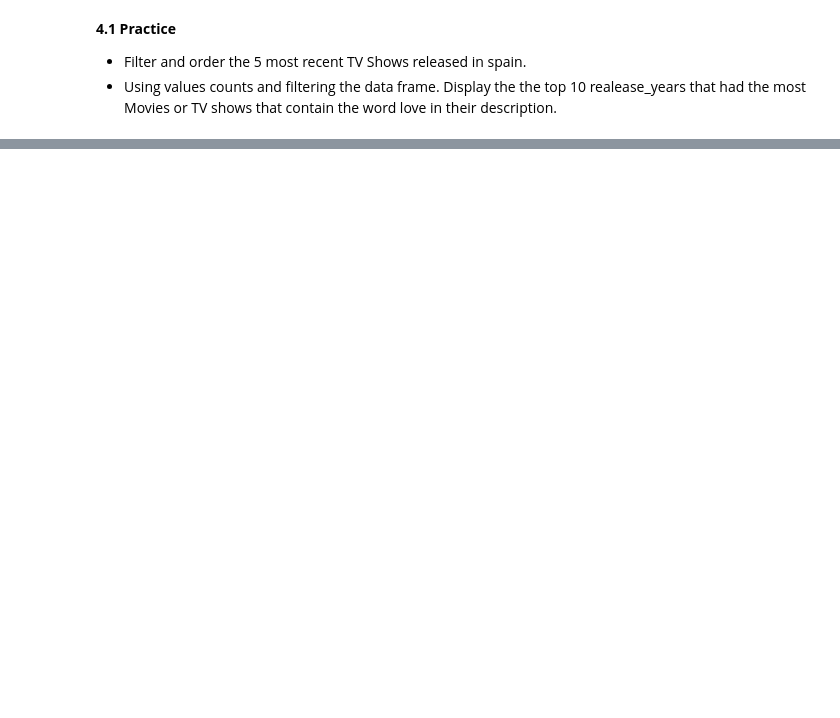
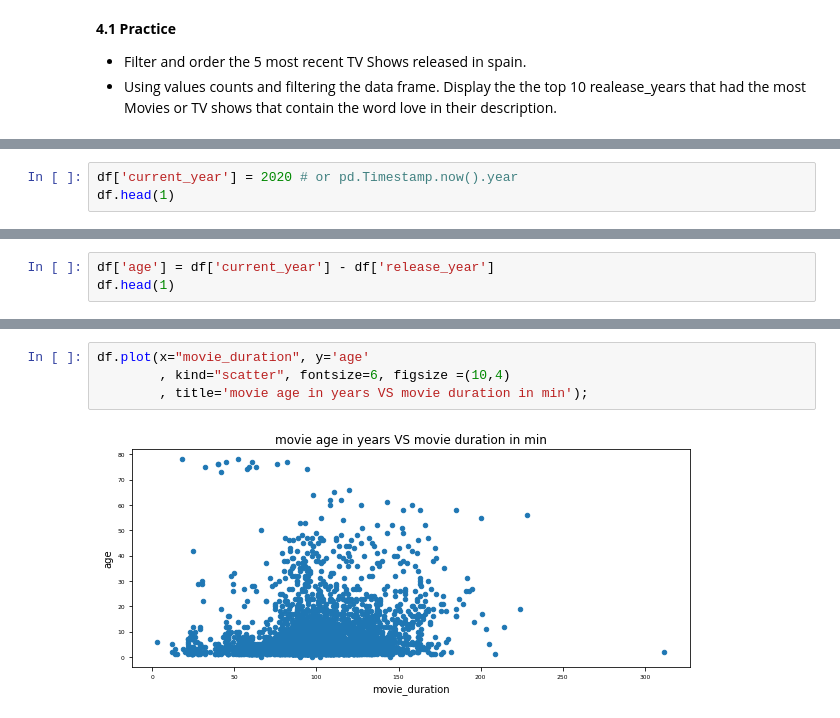
Before and after one commit to berkurka/python_lessons, a Jupyter notebook: Class 2/2.0-basic-pandas.ipynb, the cells around one changed output, grey strips where cells are left out. Cells and saved outputs as stored; diff of their text form; blank space fills up the shorter version.

```diff
--- a/Class 2/2.0-basic-pandas.ipynb
+++ b/Class 2/2.0-basic-pandas.ipynb
@@ -263,0 +480,3 @@ sales
+# %%
+df['current_year'] = 2020 # or pd.Timestamp.now().year
+df.head(1)
@@ -263,0 +488,3 @@ sales
+# %%
+df['age'] = df['current_year'] - df['release_year']
+df.head(1)
@@ -263,0 +674,6 @@ sales
+# %%
+df.plot(x="movie_duration", y='age'
+        , kind="scatter", fontsize=6, figsize =(10,4)
+        , title='movie age in years VS movie duration in min');
+# %% [output]
+[figure, added]
```
Also changed, not shown: parts of 106 cells of this notebook, 1 other file.
